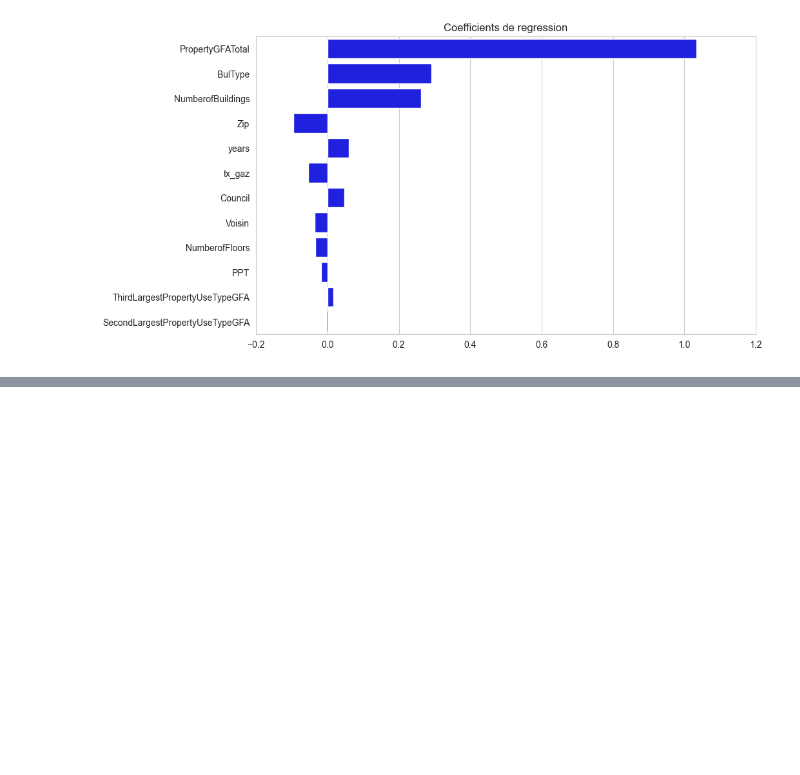
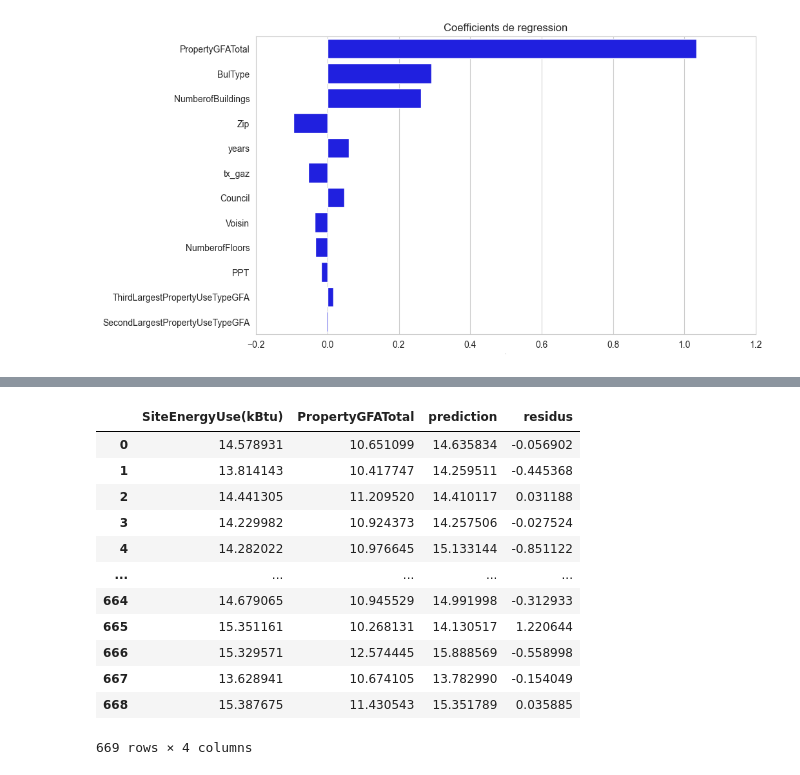
Before and after one commit to Florian-BOUDON/Projet-4, a Jupyter notebook: notebooks/P_4_2.ipynb, the cells around one changed output, grey strips where cells are left out. Saved outputs shown, nothing was run; the diff lists cells and outputs as text; code cells hidden in the pictures; blank space fills up the shorter version.

```diff
--- a/notebooks/P_4_2.ipynb
+++ b/notebooks/P_4_2.ipynb
@@ -1035,12 +1150,26 @@ rmse(X_test,pred)
 # %%
 # Création d'un DF composée de la target la prédiction et les résidus
 
 y_xbg = y_test.merge(df_float_log["PropertyGFATotal"],how="left",left_index=True,right_index=True)
-y_xbg = pd.DataFrame(y).reset_index()
+y_xbg = pd.DataFrame(y_xbg).reset_index()
 y_xbg = y_xbg.drop(columns=["index"])
-pred = pd.concat([y[["SiteEnergyUse(kBtu)","PropertyGFATotal"]],pred],axis=1)
+pred = pd.concat([y_xbg[["SiteEnergyUse(kBtu)","PropertyGFATotal"]],pred],axis=1)
 pred["residus"]=pred["SiteEnergyUse(kBtu)"]-pred["prediction"]
 pred
+# %% [output]
+|  | SiteEnergyUse(kBtu) | PropertyGFATotal | prediction | residus |
+| 0 | 14.578931 | 10.651099 | 14.635834 | -0.056902 |
+| 1 | 13.814143 | 10.417747 | 14.259511 | -0.445368 |
+| 2 | 14.441305 | 11.209520 | 14.410117 | 0.031188 |
+| 3 | 14.229982 | 10.924373 | 14.257506 | -0.027524 |
+| 4 | 14.282022 | 10.976645 | 15.133144 | -0.851122 |
+| ... | ... | ... | ... | ... |
+| 664 | 14.679065 | 10.945529 | 14.991998 | -0.312933 |
+| 665 | 15.351161 | 10.268131 | 14.130517 | 1.220644 |
+| 666 | 15.329571 | 12.574445 | 15.888569 | -0.558998 |
+| 667 | 13.628941 | 10.674105 | 13.782990 | -0.154049 |
+| 668 | 15.387675 | 11.430543 | 15.351789 | 0.035885 |
+669 rows × 4 columns
 # %%
 # Graphique de la target et de la prédiction
 plt.figure(figsize = (3,3))
```
Also changed, not shown: parts of 85 cells of this notebook.
